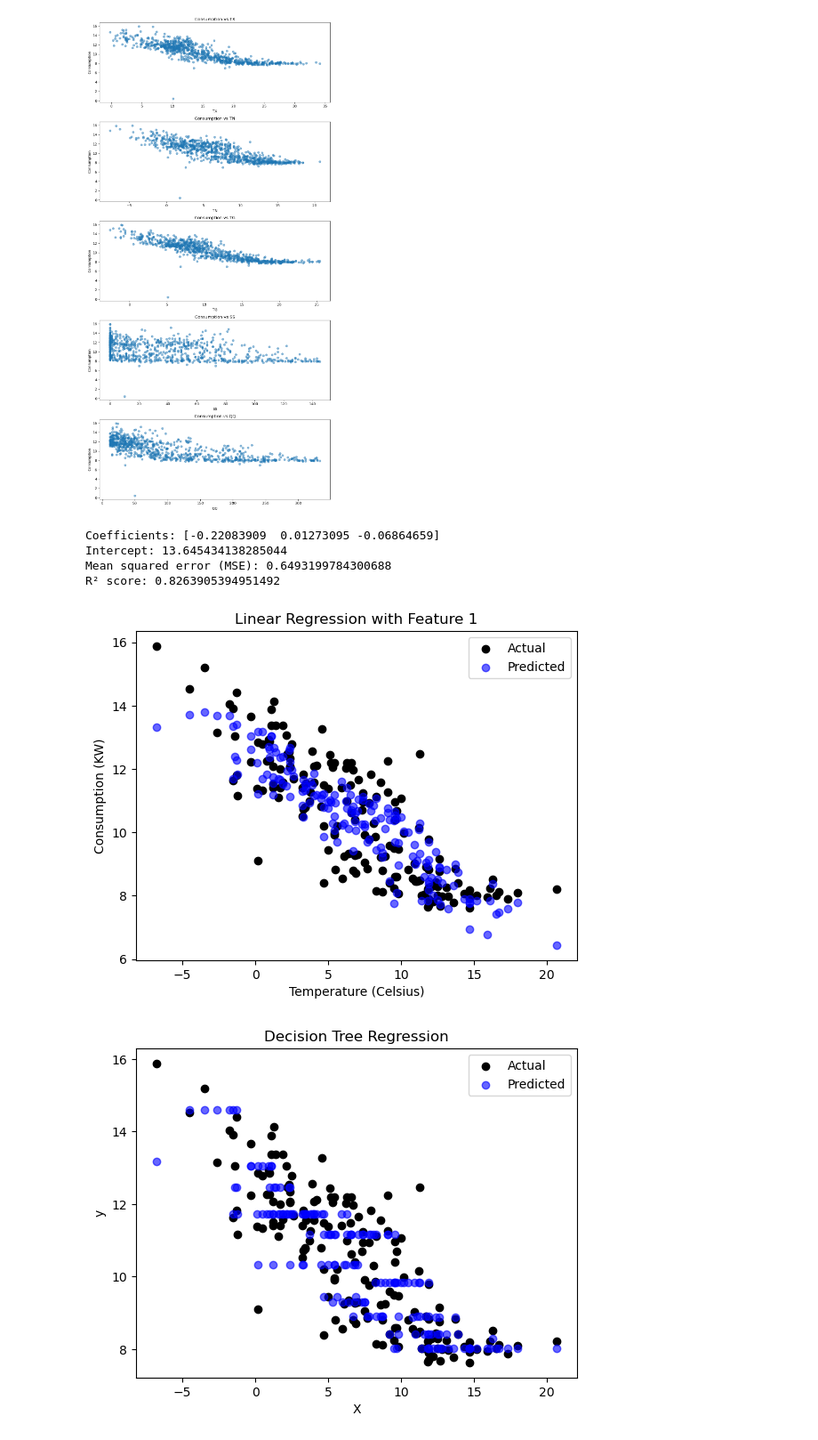
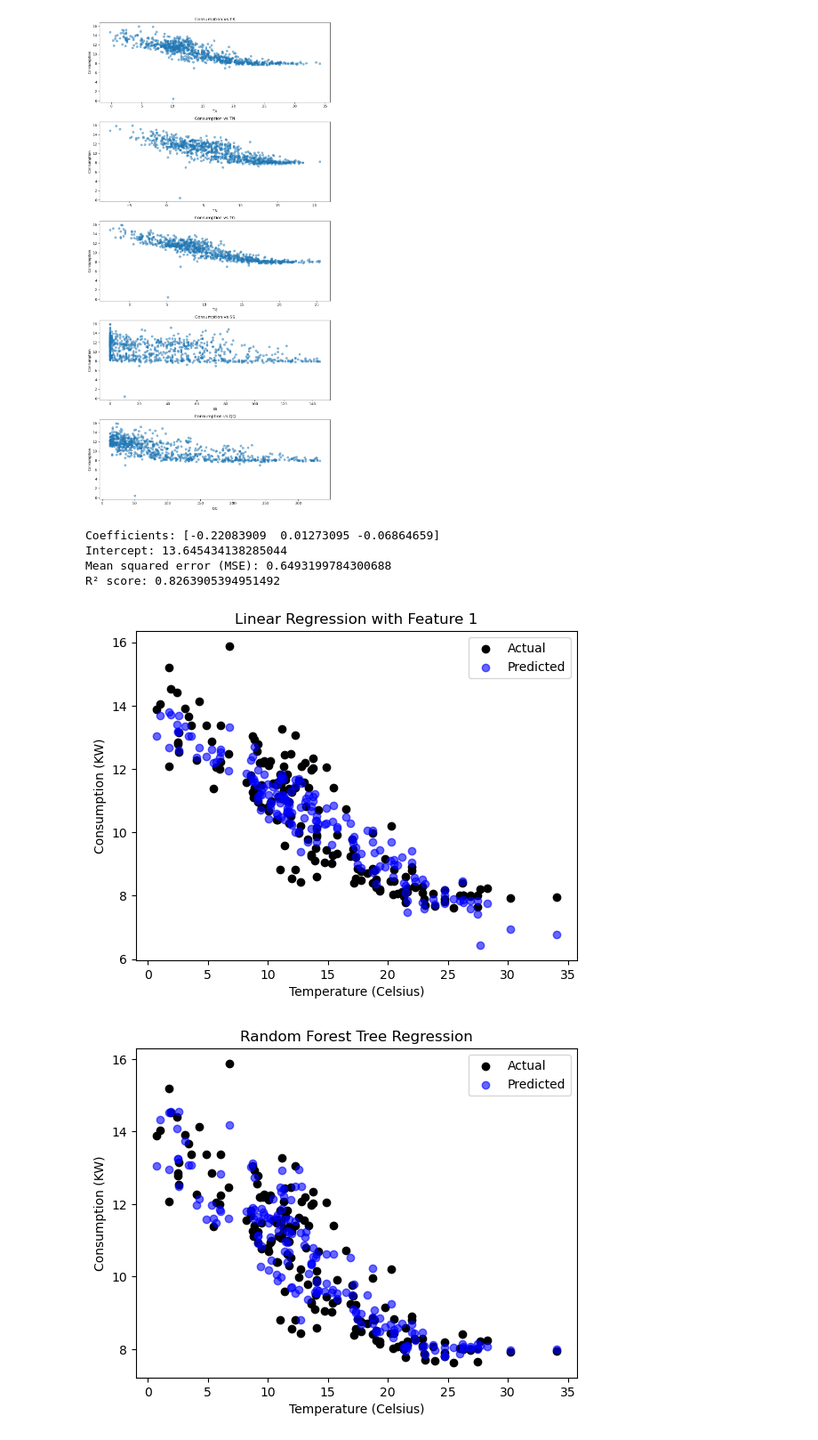
Before and after one commit to TheSunsHoRyzen/Energy-Heatwave-Predictor, a Jupyter notebook: dataset.ipynb, the cells around one changed output. Shown: that part at 89% size. Drawn from its saved outputs; the diff is of its cells as text; code cells hidden in the pictures.

Commit message:
added more regressors

```diff
--- a/dataset.ipynb
+++ b/dataset.ipynb
@@ -220,6 +221,7 @@ X_train,X_test, y_train, y_test = train_test_split(X,y,test_size=0.2,train_size=
 # Initialze regression
 model = LinearRegression()
 dtr = DecisionTreeRegressor(max_depth=4, random_state=0)
+rf = RandomForestRegressor(n_estimators=100, random_state=42)
 
 # Linear Regression
 model.fit(X_train,y_train)
@@ -229,42 +231,73 @@ y_pred_linear = model.predict(X_test)
 dtr.fit(X_train, y_train)
 y_pred_tree = dtr.predict(X_test)
 
+# Random Forest Regression model
+rf.fit(X_train, y_train)
+y_pred_random_forest = rf.predict(X_test)
+
 
 print("Coefficients:", model.coef_)
 print("Intercept:", model.intercept_)
 print("Mean squared error (MSE):", mean_squared_error(y_test, y_pred_linear))
 print("R² score:", r2_score(y_test, y_pred_linear))
 
 
 # Linear Regression plot
-plt.scatter(X_test.iloc[:, 1], y_test, color='black', label='Actual')
-plt.scatter(X_test.iloc[:, 1], y_pred_linear, color='blue', label='Predicted', alpha=0.6)
+plt.scatter(X_test.iloc[:, 2], y_test, color='black', label='Actual')
+plt.scatter(X_test.iloc[:, 2], y_pred_linear, color='blue', label='Predicted', alpha=0.6)
 # plt.plot(X_test, y_pred_linear, color="red", linewidth=2, label="prediction")
 plt.xlabel('Temperature (Celsius)')
 plt.ylabel('Consumption (KW)')
 plt.title('Linear Regression with Feature 1')
 plt.legend()
 plt.show()
 
+# Random Forest Regression
+
+plt.scatter(X_test.iloc[:, 2], y_test, color='black', label='Actual')
+plt.scatter(X_test.iloc[:, 2], y_pred_random_forest, color='blue', label='Predicted', alpha=0.6)
+# plt.plot(X_test, y_pred_tree, color="red", linewidth=2, label="prediction")
+plt.xlabel('Temperature (Celsius)')
+plt.ylabel('Consumption (KW)')
+plt.title("Random Forest Tree Regression")
+plt.legend()
+plt.show()
+
 # Decision Tree plot
-plt.scatter(X_test.iloc[:, 1], y_test, color='black', label='Actual')
-plt.scatter(X_test.iloc[:, 1], y_pred_tree, color='blue', label='Predicted', alpha=0.6)
+plt.scatter(X_test.iloc[:, 2], y_test, color='black', label='Actual')
+plt.scatter(X_test.iloc[:, 2], y_pred_tree, color='blue', label='Predicted', alpha=0.6)
 # plt.plot(X_test, y_pred_tree, color="red", linewidth=2, label="prediction")
-plt.xlabel("X")
-plt.ylabel("y")
+plt.xlabel('Temperature (Celsius)')
+plt.ylabel('Consumption (KW)')
 plt.title("Decision Tree Regression")
 plt.legend()
 plt.show()
 
-print("Decision Tree Regressor")
-# print("Coefficients:", dtr.coef_)
-# print("Intercept:", dtr.intercept_)
+
+print("Linear Regression")
+print("Mean squared error (MSE):", mean_squared_error(y_test, y_pred_linear))
+print("R² score:", r2_score(y_test, y_pred_linear))
+print("Root Mean Squared Error (RMSE):", np.sqrt(mean_squared_error(y_test, y_pred_linear)))
+print("Mean Absolute Error (MAE):", mean_absolute_error(y_test, y_pred_linear))
+print("Median Absolute Error:", median_absolute_error(y_test, y_pred_linear))
+print()
+print("Random Forest Regression")
+print("Mean squared error (MSE):", mean_squared_error(y_test, y_pred_random_forest))
+print("R² score:", r2_score(y_test, y_pred_random_forest))
+print("Root Mean Squared Error (RMSE):", np.sqrt(mean_squared_error(y_test, y_pred_random_forest)))
+print("Mean Absolute Error (MAE):", mean_absolute_error(y_test, y_pred_random_forest))
+print("Median Absolute Error:", median_absolute_error(y_test, y_pred_random_forest))
+print()
+print("Decision Tree")
 print("Mean squared error (MSE):", mean_squared_error(y_test, y_pred_tree))
 print("R² score:", r2_score(y_test, y_pred_tree))
+print("Root Mean Squared Error (RMSE):", np.sqrt(mean_squared_error(y_test, y_pred_tree)))
+print("Mean Absolute Error (MAE):", mean_absolute_error(y_test, y_pred_tree))
+print("Median Absolute Error:", median_absolute_error(y_test, y_pred_tree))
 # %% [output]
 Coefficients: [-0.22083909  0.01273095 -0.06864659]
 Intercept: 13.645434138285044
 Mean squared error (MSE): 0.6493199784300688
 R² score: 0.8263905394951492
-[figure, old version]
+[figure, new version]
-[figure, old version]
+[figure, new version]
```
Also changed, not shown: parts of 3 cells of this notebook.
